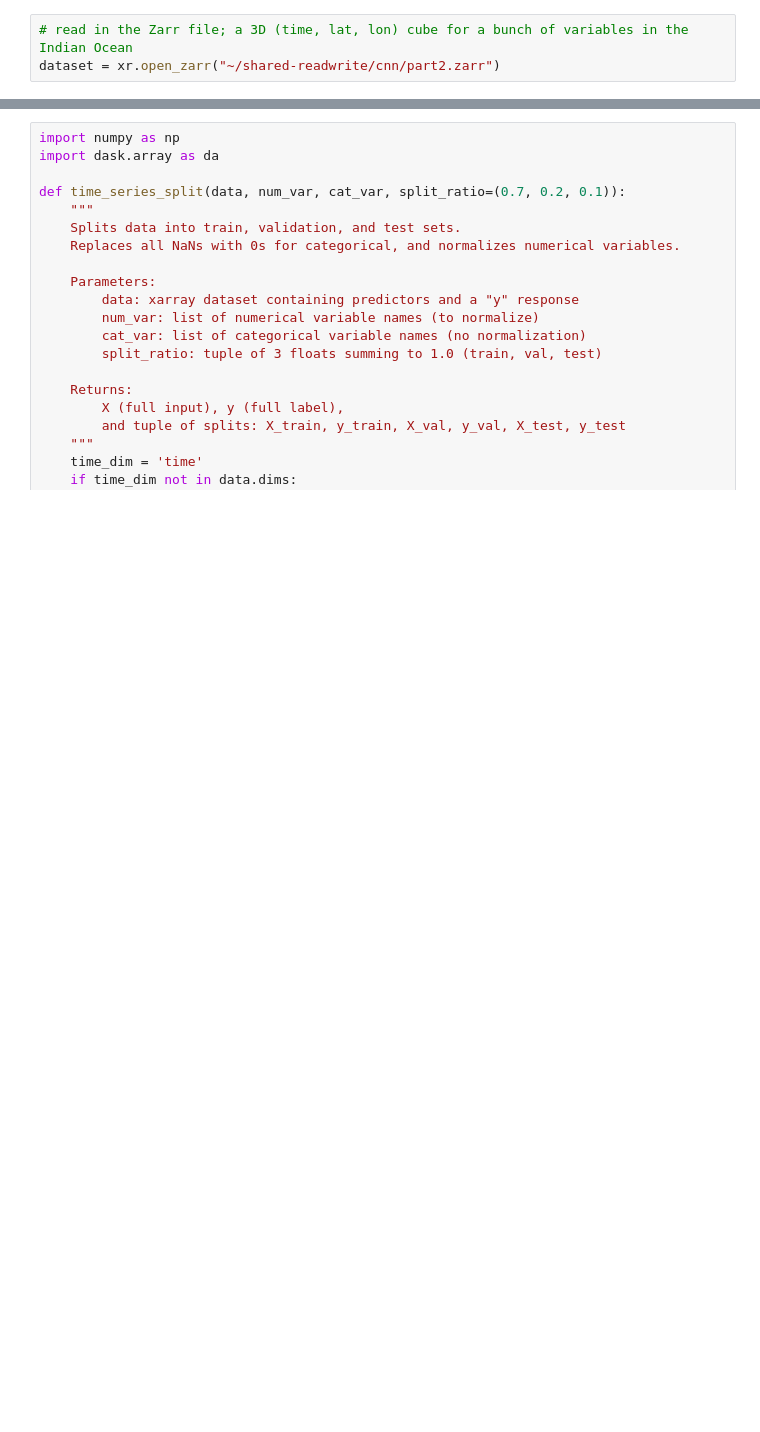
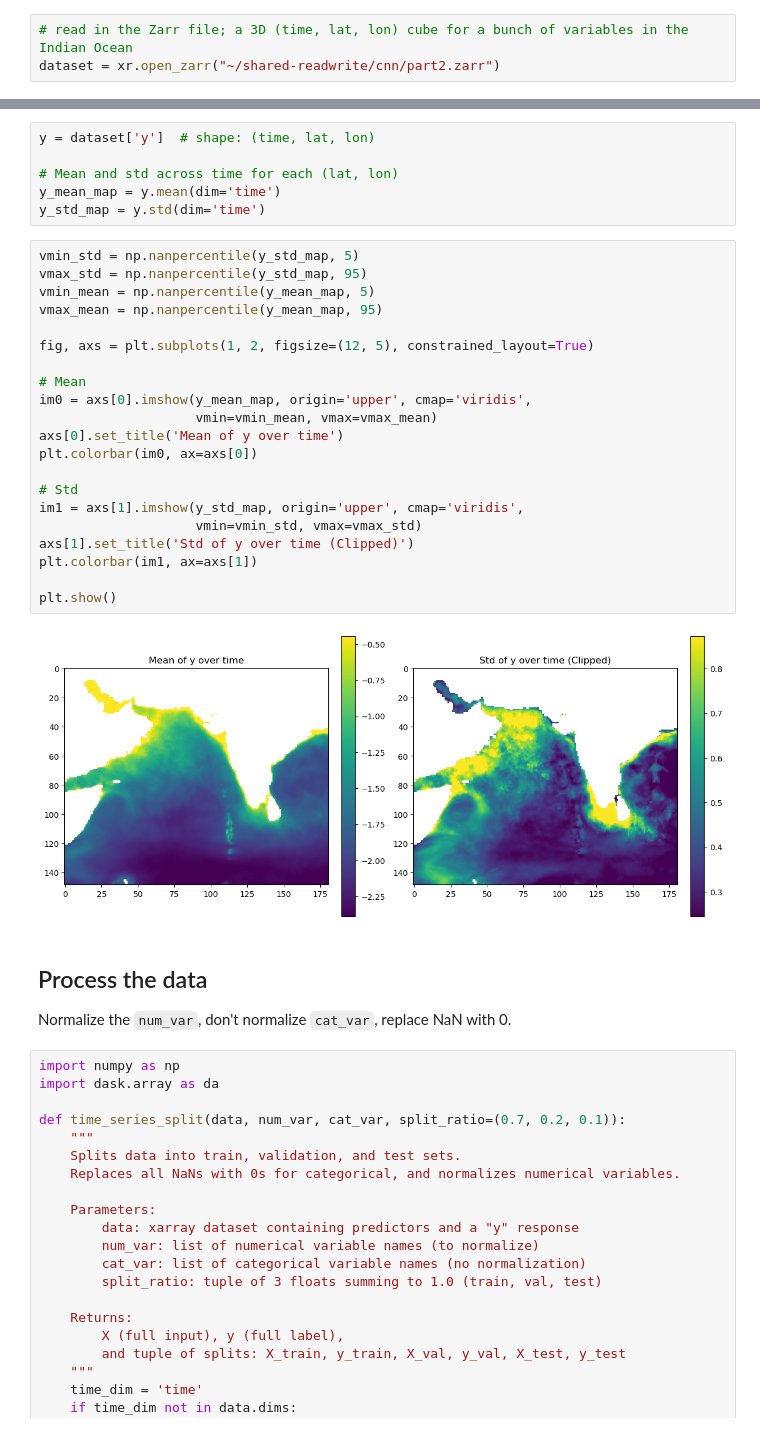
Before and after one commit to ocean-satellite-tools/mind-the-chl-gap, a Jupyter notebook: book/notebooks/CHL_prediction_CNN_Part_2e.ipynb, the cells around one changed output, grey strips where cells are left out. Saved outputs shown, nothing was run; the diff lists cells and outputs as text; blank space fills up the shorter version.

```diff
--- a/book/notebooks/CHL_prediction_CNN_Part_2e.ipynb
+++ b/book/notebooks/CHL_prediction_CNN_Part_2e.ipynb
@@ -73,3 +97,36 @@ dataset = xr.open_zarr("~/shared-readwrite/cnn/part2.zarr")
+# %%
+y = dataset['y']  # shape: (time, lat, lon)
+
+# Mean and std across time for each (lat, lon)
+y_mean_map = y.mean(dim='time')
+y_std_map = y.std(dim='time')
+# %%
+vmin_std = np.nanpercentile(y_std_map, 5)
+vmax_std = np.nanpercentile(y_std_map, 95)
+vmin_mean = np.nanpercentile(y_mean_map, 5)
+vmax_mean = np.nanpercentile(y_mean_map, 95)
+
+fig, axs = plt.subplots(1, 2, figsize=(12, 5), constrained_layout=True)
+
+# Mean
+im0 = axs[0].imshow(y_mean_map, origin='upper', cmap='viridis',
+                    vmin=vmin_mean, vmax=vmax_mean)
+axs[0].set_title('Mean of y over time')
+plt.colorbar(im0, ax=axs[0])
+
+# Std
+im1 = axs[1].imshow(y_std_map, origin='upper', cmap='viridis',
+                    vmin=vmin_std, vmax=vmax_std)
+axs[1].set_title('Std of y over time (Clipped)')
+plt.colorbar(im1, ax=axs[1])
+
+plt.show()
+# %% [output]
+[figure, added]
+# %% [markdown]
+## Process the data
+
+Normalize the `num_var`, don't normalize `cat_var`, replace NaN with 0.
 # %%
 import numpy as np
 import dask.array as da
```
Also changed, not shown: parts of 13 cells of this notebook, 1 other file.
